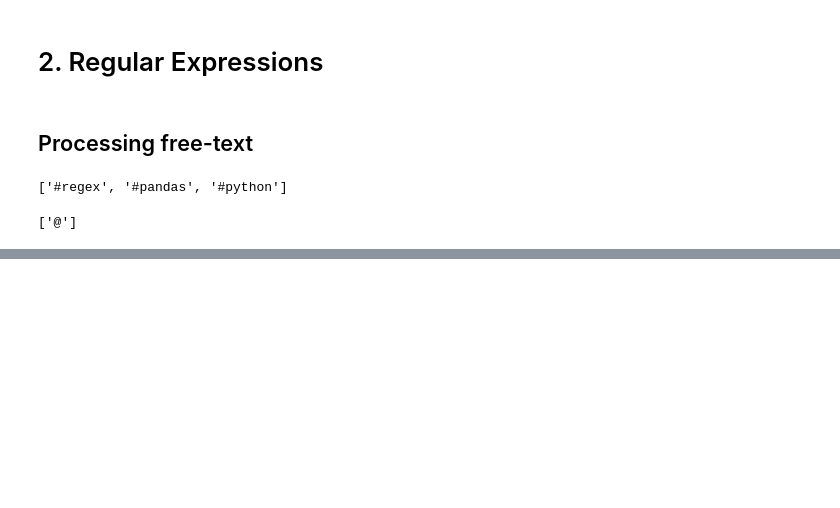
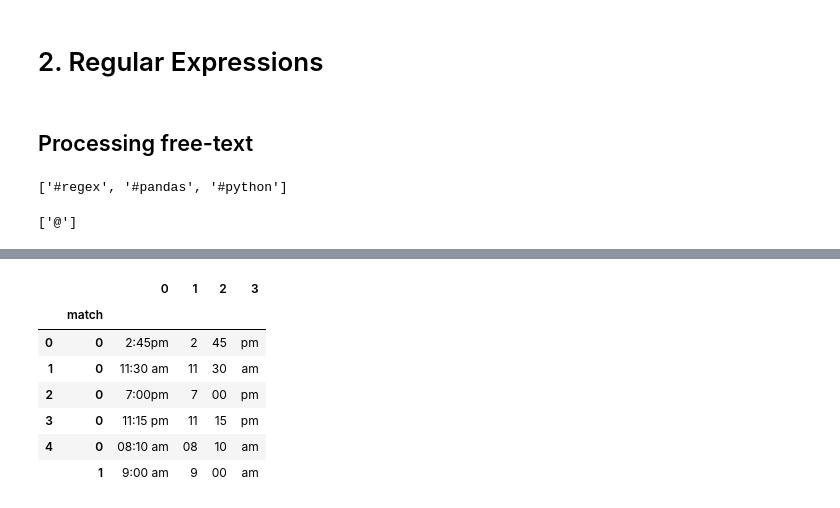
Before and after one commit to HJNVR/NLP, a Jupyter notebook: Natural Language Processing_ Reference.ipynb, the cells around one changed output, grey strips where cells are left out. Drawn from its saved outputs; the diff is of its cells as text; code cells hidden in the pictures; blank space fills up the shorter version.

```diff
--- a/Natural Language Processing_ Reference.ipynb
+++ b/Natural Language Processing_ Reference.ipynb
@@ -242,0 +379,10 @@ print([word for word in tweet.split() if word.startswith('#')])
+# %%
+import pandas as pd
+
+time_sentences = ["Monday: The doctor's appointment is at 2:45pm.",
+                 "Tuesday: The dentist's appointment is at 11:30 am.",
+                 "Wedneday: At 7:00pm, there is a basktball game!",
+                 "Thursday: Be back home by 11:15 pm at the latest.",
+                 "Friday: Take the train at 08:10 am, arrive at 9:00 am."]
+df = pd.DataFrame(time_sentences, columns=['text'])
+df
@@ -242,0 +470,11 @@ print([word for word in tweet.split() if word.startswith('#')])
+# %%
+df['text'].str.extractall(r'((\d?\d):(\d\d) ?([ap]m))')
+# %% [output]
+|  |  | 0 | 1 | 2 | 3 |
+|  | match |  |  |  |  |
+| 0 | 0 | 2:45pm | 2 | 45 | pm |
+| 1 | 0 | 11:30 am | 11 | 30 | am |
+| 2 | 0 | 7:00pm | 7 | 00 | pm |
+| 3 | 0 | 11:15 pm | 11 | 15 | pm |
+| 4 | 0 | 08:10 am | 08 | 10 | am |
+|  | 1 | 9:00 am | 9 | 00 | am |
```
Also changed, not shown: parts of 31 cells of this notebook.
